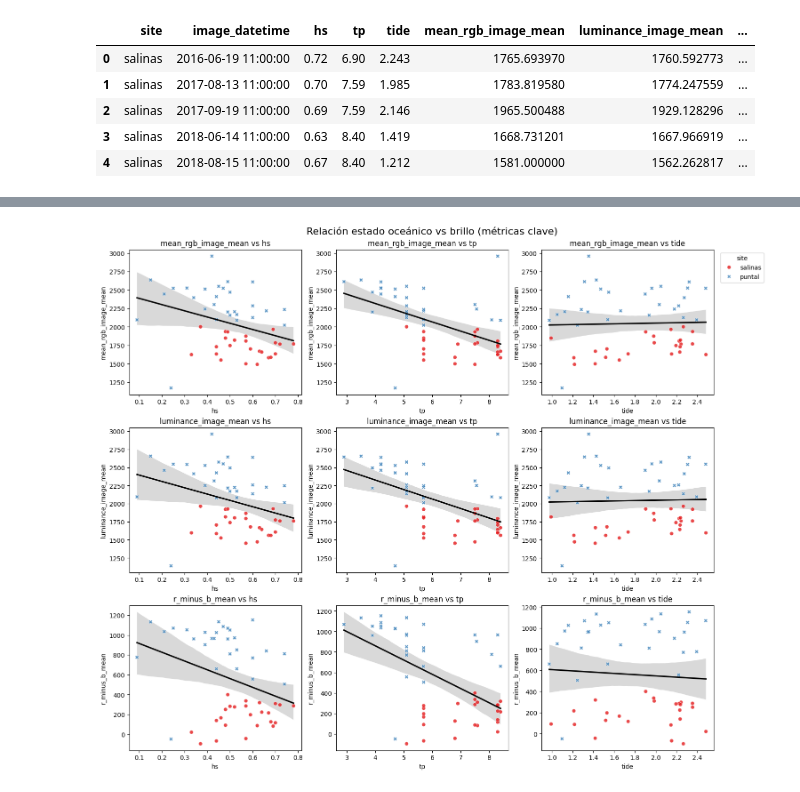
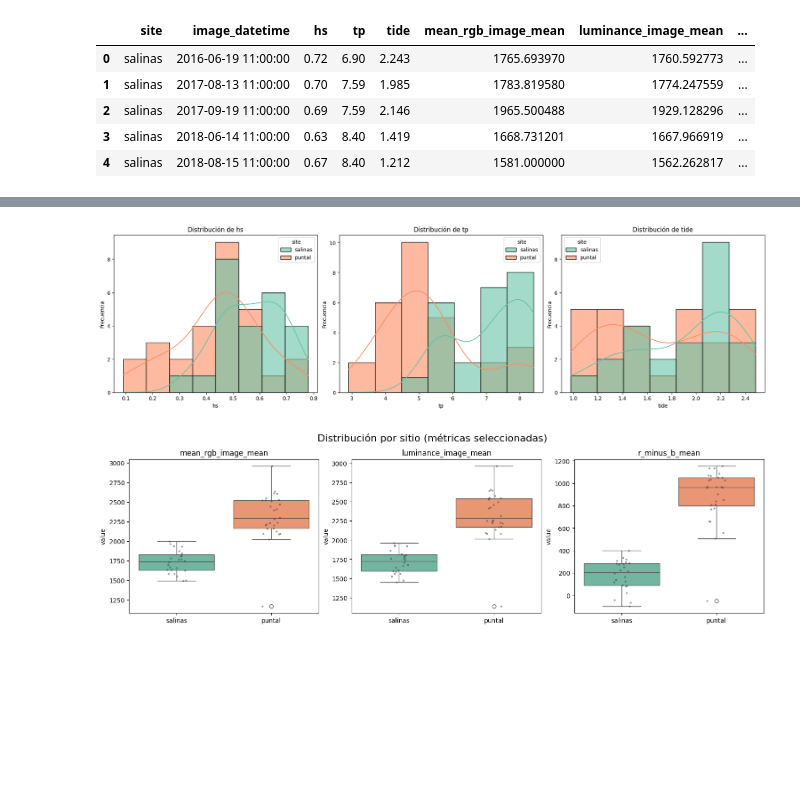
Before and after one commit to AlbertGallegoJimenez/sentinel2-coastline-benchmarking, a Jupyter notebook: notebooks/evaluate_brightness.ipynb, the cells around one changed output, grey strips where cells are left out. Saved outputs shown, nothing was run; the diff lists cells and outputs as text; code cells hidden in the pictures; blank space fills up the shorter version.

```diff
--- a/notebooks/evaluate_brightness.ipynb
+++ b/notebooks/evaluate_brightness.ipynb
@@ -92,38 +65,41 @@ plt.show()
 # %%
-# Relación entre variables oceánicas y métricas clave
-selected_metrics = [m for m in [
-    "mean_rgb_image_mean",
-    "luminance_image_mean",
-    "r_minus_b_mean",
-] if m in focus_metrics]
+# Descripción estadística de las variables metoceánicas (hs, tp y tide) por sitio
+# Visualizar una figura con tres subplots expresando histogramas+PDFs usando el color para diferenciar sitios. Esto nos ayudará a entender si las condiciones oceánicas son similares o diferentes entre sitios, lo cual podría influir en las métricas de brillo/luminosidad. Además, se pueden incluir estadísticas descriptivas (media, mediana, desviación estándar) para cada variable y sitio.
 
-fig, axes = plt.subplots(len(selected_metrics), len(ocean_cols),
-                         figsize=(5 * len(ocean_cols), 4 * len(selected_metrics)),
-                         constrained_layout=True)
-
-if len(selected_metrics) == 1:
-    axes = np.array([axes])
-if len(ocean_cols) == 1:
-    axes = axes.reshape(len(selected_metrics), 1)
-
-for i, metric in enumerate(selected_metrics):
-    for j, ocean in enumerate(ocean_cols):
-        ax = axes[i, j]
-        sns.regplot(data=df, x=ocean, y=metric, scatter=False, ax=ax, color="black")
-        sns.scatterplot(
-            data=df, x=ocean, y=metric, hue=site_col, style=site_col,
-            ax=ax, alpha=0.8, palette="Set1"
-        )
-        ax.set_title(f"{metric} vs {ocean}")
-        if i == 0 and j == len(ocean_cols) - 1:
-            ax.legend(title="site", bbox_to_anchor=(1.02, 1), loc="upper left")
-        else:
-            leg = ax.get_legend()
-            if leg is not None:
-                leg.remove()
-
-plt.suptitle("Relación estado oceánico vs brillo (métricas clave)", fontsize=16, y=1.02)
-plt.show()
+fig, axes = plt.subplots(1, 3, figsize=(18, 5), constrained_layout=True)
+for i, ocean_var in enumerate(ocean_cols):
+    ax = axes[i]
+    sns.histplot(data=df, x=ocean_var, hue=site_col, ax=ax, kde=True, palette="Set2", alpha=0.6)
+    ax.set_title(f"Distribución de {ocean_var}")
+    ax.set_xlabel(ocean_var)
+    ax.set_ylabel("Frecuencia")
 # %% [output]
-[figure, old version]
+[figure, new version]
+# %%
+# Comparación directa entre sitios para métricas recomendadas
+plot_df = df.melt(id_vars=[site_col], value_vars=focus_metrics,
+                  var_name="metric", value_name="value").dropna()
+
+n_metrics = len(focus_metrics)
+ncols = 3
+nrows = int(np.ceil(n_metrics / ncols))
+
+fig, axes = plt.subplots(nrows, ncols, figsize=(5 * ncols, 4 * nrows), constrained_layout=True)
+axes = np.array(axes).reshape(-1)
+
+for i, metric in enumerate(focus_metrics):
+    ax = axes[i]
+    d = plot_df[plot_df["metric"] == metric]
+    sns.boxplot(data=d, x=site_col, y="value", ax=ax, hue=site_col, legend=False, palette="Set2")
+    sns.stripplot(data=d, x=site_col, y="value", ax=ax, color="0.2", size=3, alpha=0.5)
+    ax.set_title(metric)
+    ax.set_xlabel("")
+
+for j in range(i + 1, len(axes)):
+    axes[j].axis("off")
+
+fig.suptitle("Distribución por sitio (métricas seleccionadas)", fontsize=16, y=1.08)
+plt.show()
+# %% [output]
+[figure, new version]
 # %%
```
Also changed, not shown: parts of 2 cells of this notebook.
